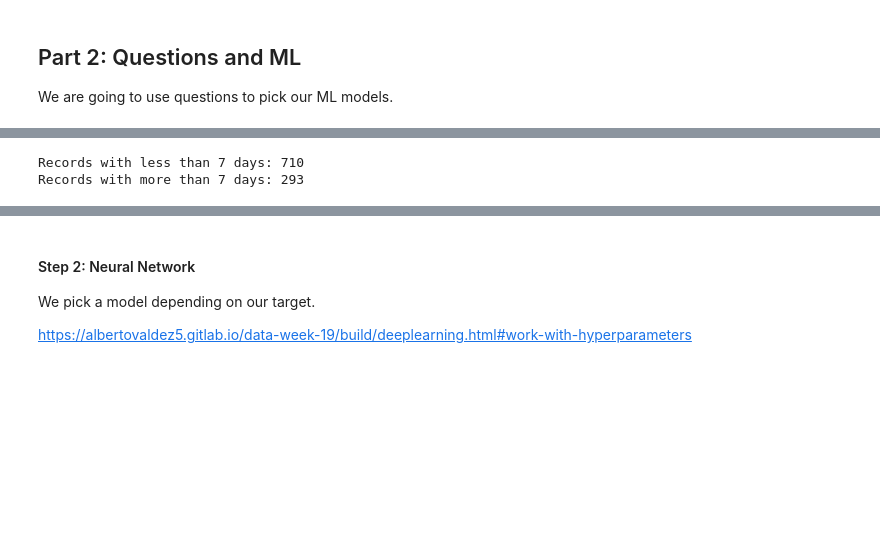
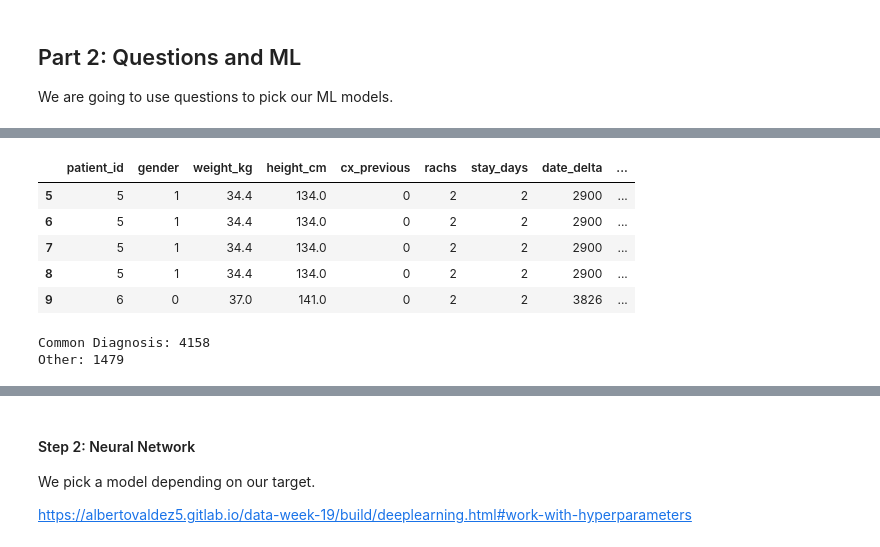
Before and after one commit to DanielaSotoSainz/final_project, a Jupyter notebook: machine_learning/ml_diagnosis_main.ipynb, the cells around one changed output, grey strips where cells are left out. Cells and saved outputs as stored; diff of their text form; code cells hidden in the pictures; blank space fills up the shorter version.

```diff
--- a/machine_learning/ml_diagnosis_main.ipynb
+++ b/machine_learning/ml_diagnosis_main.ipynb
@@ -191,13 +229,24 @@ We are going to use questions to pick our ML models.
+# %%
+# Merge df
+df = pd.merge(patient_df, main_df)
+df[5:10]
+# %% [output]
+|  | patient_id | gender | weight_kg | height_cm | cx_previous | rachs | stay_days | date_delta | ... |
+| 5 | 5 | 1 | 34.4 | 134.0 | 0 | 2 | 2 | 2900 | ... |
+| 6 | 5 | 1 | 34.4 | 134.0 | 0 | 2 | 2 | 2900 | ... |
+| 7 | 5 | 1 | 34.4 | 134.0 | 0 | 2 | 2 | 2900 | ... |
+| 8 | 5 | 1 | 34.4 | 134.0 | 0 | 2 | 2 | 2900 | ... |
+| 9 | 6 | 0 | 37.0 | 141.0 | 0 | 2 | 2 | 3826 | ... |
 # %%
 # Target
-y = final_df["stay_days"].map(lambda x: 1 if x > 7 else 0).values # create binary target
+y = df["diagnosis_main"].map(lambda x: 1 if x != "Other" else 0).values # create binary target
 # Features
-X = final_df.drop(["stay_days"], axis=1).values
-print("Records with less than 7 days:", y[y==0].shape[0])
-print("Records with more than 7 days:", y[y==1].shape[0])
+X = df.drop(["diagnosis_main"], axis=1).values
+print("Common Diagnosis:", y[y==0].shape[0])
+print("Other:", y[y==1].shape[0])
 # %% [output]
-Records with less than 7 days: 710
-Records with more than 7 days: 293
+Common Diagnosis: 4158
+Other: 1479
 # %%
 # Split train and test data
 X_train, X_test, y_train, y_test = train_test_split(X, y, random_state=1)
```
Also changed, not shown: parts of 12 cells of this notebook, 11 other files.
